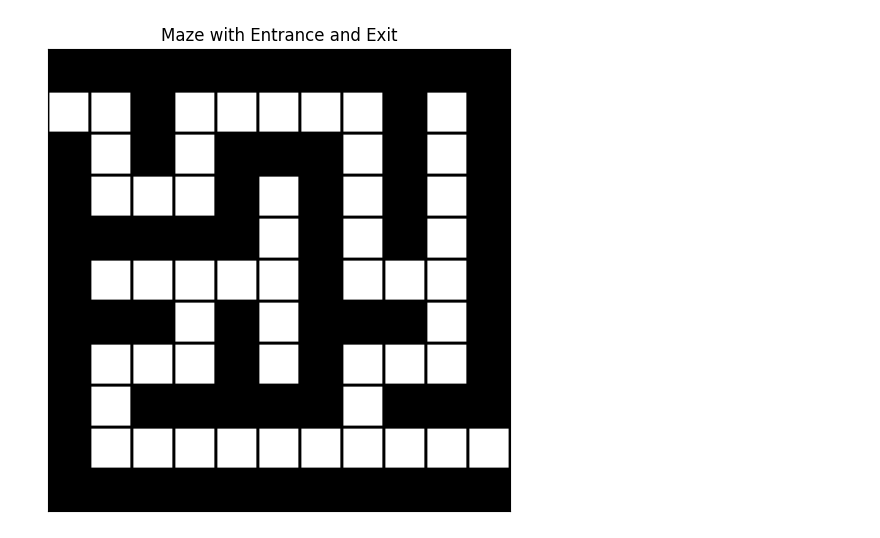
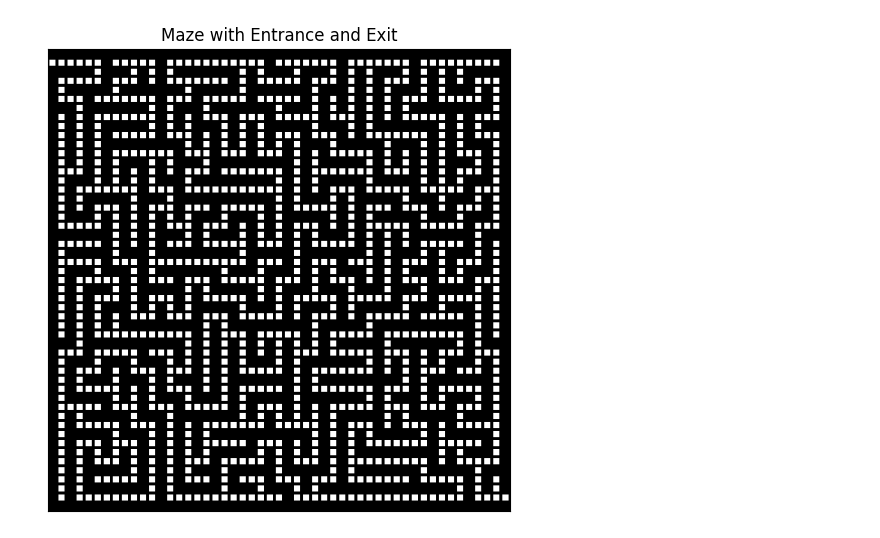
Before and after one commit to ddi4z/Laboratorios-MOS, a Jupyter notebook: Laboratorio 5/punto2.ipynb, the cells around one changed output. Saved outputs shown, nothing was run; the diff lists cells and outputs as text; code cells hidden in the pictures.

```diff
--- a/Laboratorio 5/punto2.ipynb
+++ b/Laboratorio 5/punto2.ipynb
@@ -29,35 +29,35 @@ def create_maze(dim):
             # Check if next cell is within bounds and is a wall
             if 0 <= nx < dim and 0 <= ny < dim and maze[2 * nx + 1, 2 * ny + 1] == 1:
                 # Break wall to create path
                 maze[2 * nx + 1, 2 * ny + 1] = 0
                 maze[2 * x + 1 + dx, 2 * y + 1 + dy] = 0
                 stack.append((nx, ny))  # Move to the next cell
                 break
         else:
             stack.pop()  # Backtrack if no unvisited neighbors
 
     # Create entrance and exit points
     maze[1, 0] = 0  # Entrance
     maze[-2, -1] = 0  # Exit
 
     return maze
 
 def display_maze(maze):
     cmap = ListedColormap(['white', 'black', 'green', 'black'])
     plt.figure(figsize=(6, 6))
     plt.pcolor(maze[::-1], cmap=cmap, edgecolors='k', linewidths=2)
     plt.gca().set_aspect('equal')
     plt.xticks([])
     plt.yticks([])
     plt.title('Maze with Entrance and Exit')
     plt.show()
 
 # Define the dimension of the maze (adjustable)
-dim = 5  # This can be any positive integer
+dim = 25  # This can be any positive integer
 maze = create_maze(dim)
 display_maze(maze)
 # %% [output]
-[figure, old version]
+[figure, new version]
 # %%
 class SolutionDrawer:
     def draw(self, maze, start, solution, generacion):
```
Also changed, not shown: parts of 2 cells of this notebook, 1 other file.
